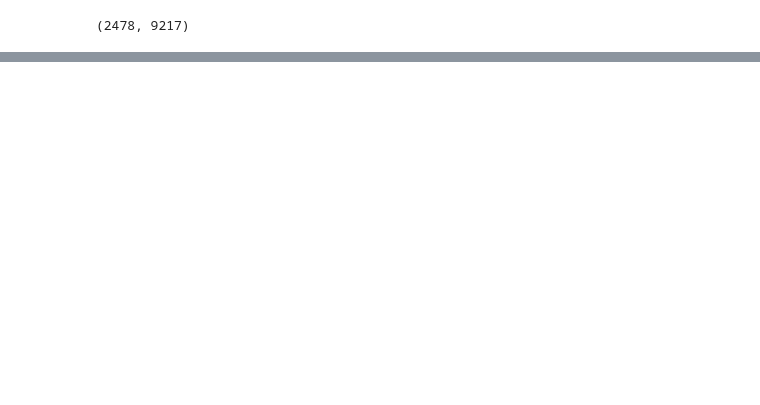
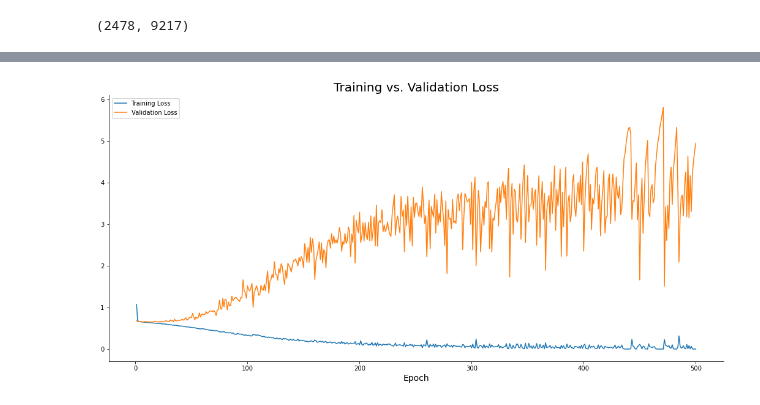
Before and after one commit to IyanuSh/NeuralNetwork, a Jupyter notebook: ANN Image Classification.ipynb, the cells around one changed output, grey strips where cells are left out. Saved outputs shown, nothing was run; the diff lists cells and outputs as text; code cells hidden in the pictures; blank space fills up the shorter version.

```diff
--- a/ANN Image Classification.ipynb
+++ b/ANN Image Classification.ipynb
@@ -201,0 +202,24 @@ plt.legend();
+# %%
+tf.random.set_seed(42)
+
+model = tf.keras.Sequential([
+    tf.keras.layers.Dense(2048, activation='relu'),
+    tf.keras.layers.Dense(1024, activation='relu'),
+    tf.keras.layers.Dense(512, activation='relu'),
+    tf.keras.layers.Dense(128, activation='relu'),
+    tf.keras.layers.Dense(2, activation='softmax')
+])
+
+model.compile(
+    loss=tf.keras.losses.categorical_crossentropy,
+    optimizer=tf.keras.optimizers.Adam(),
+    metrics=[tf.keras.metrics.BinaryAccuracy(name='accuracy')]
+)
+
+history = model.fit(
+    X_train,
+    y_train,
+    epochs=500,
+    batch_size=128,
+    validation_data=(X_valid, y_valid)
+)
@@ -201,0 +244,8 @@ plt.legend();
+# %%
+plt.plot(np.arange(1, 501), history.history['loss'], label='Training Loss')
+plt.plot(np.arange(1, 501), history.history['val_loss'], label='Validation Loss')
+plt.title('Training vs. Validation Loss', size=20)
+plt.xlabel('Epoch', size=14)
+plt.legend();
+# %% [output]
+[figure, added]
```
Also changed, not shown: parts of 13 cells of this notebook.
